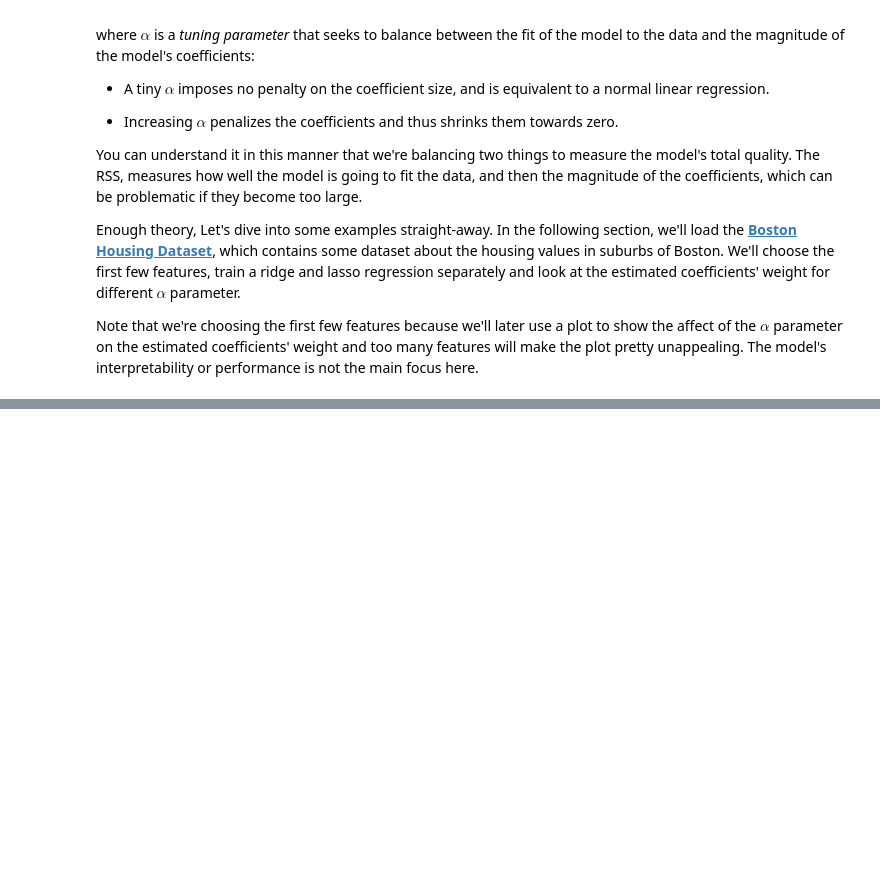
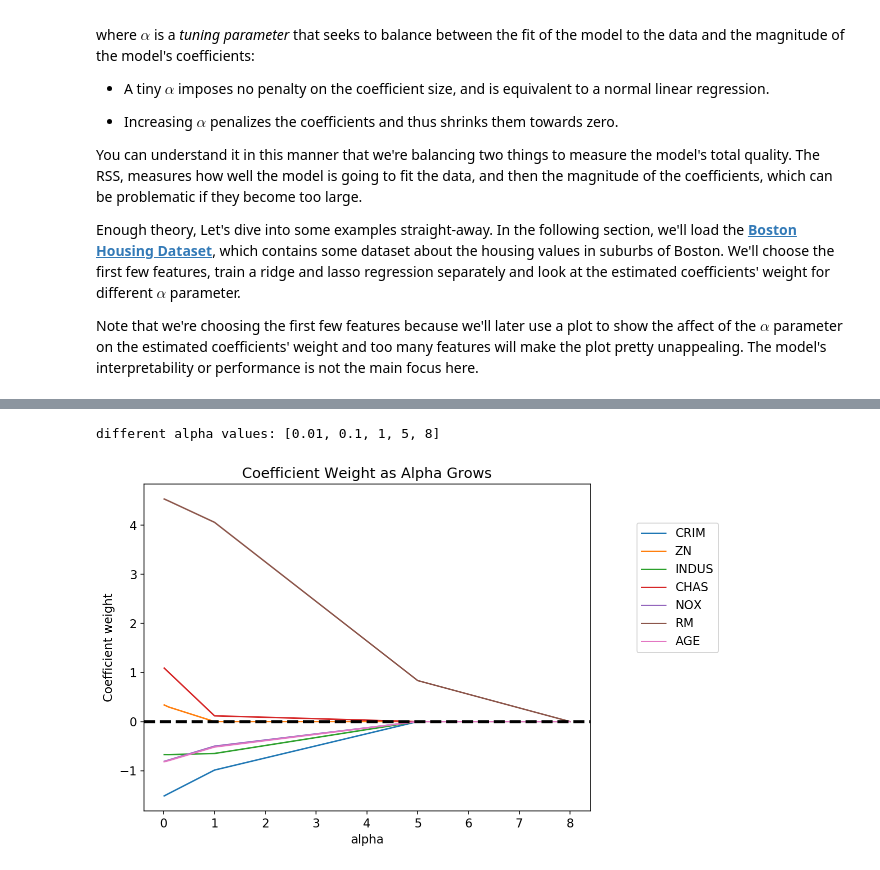
Before and after one commit to LaxmanSinghTomar/Machine-Learning, a Jupyter notebook: Tutorials/Regularization/Regularization.ipynb, the cells around one changed output, grey strips where cells are left out. Cells and saved outputs as stored; diff of their text form; code cells hidden in the pictures; blank space fills up the shorter version.

```diff
--- a/Tutorials/Regularization/Regularization.ipynb
+++ b/Tutorials/Regularization/Regularization.ipynb
@@ -139,0 +206,15 @@ Note that we're choosing the first few features because we'll later use a plot t
+# %%
+# Does the same thing above except for lasso
+alphas = [0.01, 0.1, 1, 5, 8]
+print('different alpha values:', alphas)
+
+lasso_weight = []
+for alpha in alphas:
+    lasso = Lasso(alpha = alpha, fit_intercept = True)
+    lasso.fit(X_train_std, y_train)
+    lasso_weight.append(lasso.coef_)
+
+lasso_fig = weight_versus_alpha_plot(lasso_weight, alphas, features)
+# %% [output]
+different alpha values: [0.01, 0.1, 1, 5, 8]
+[figure, added]
```
Also changed, not shown: parts of 6 cells of this notebook.
